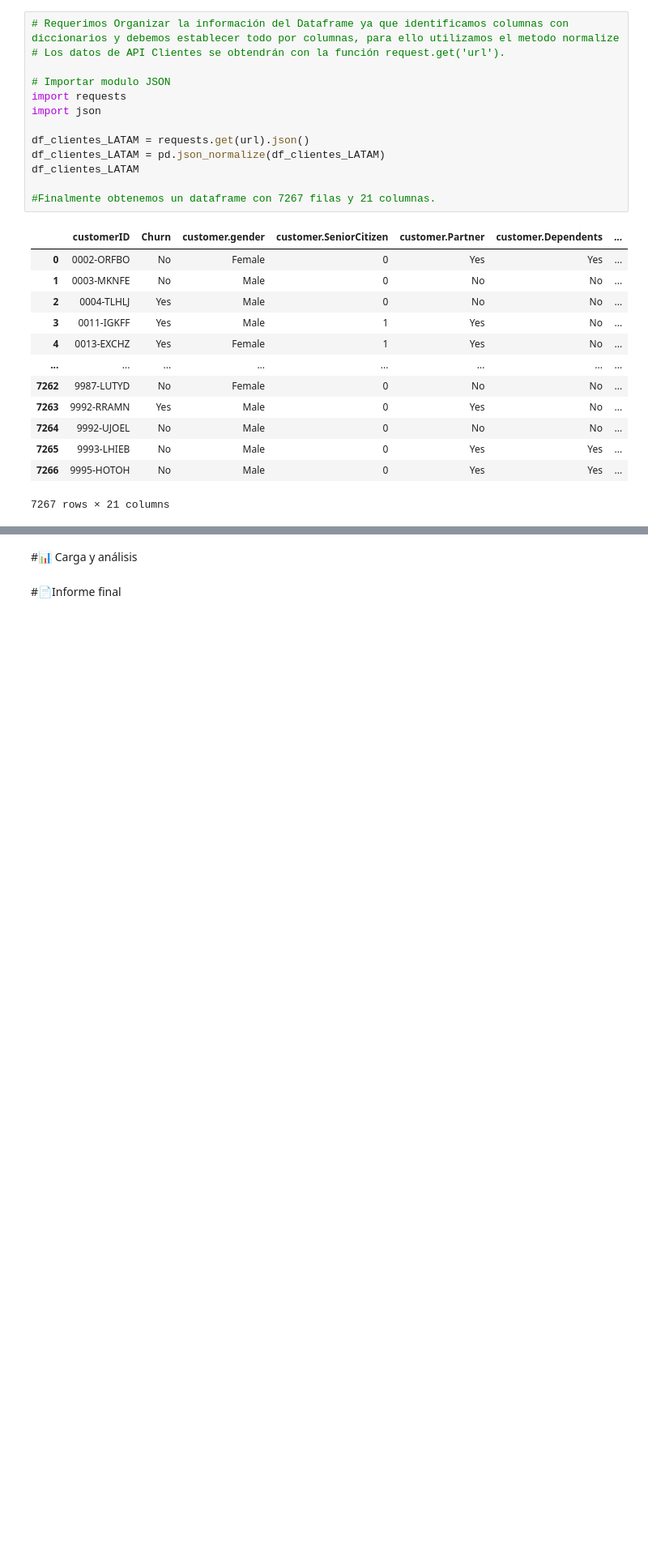
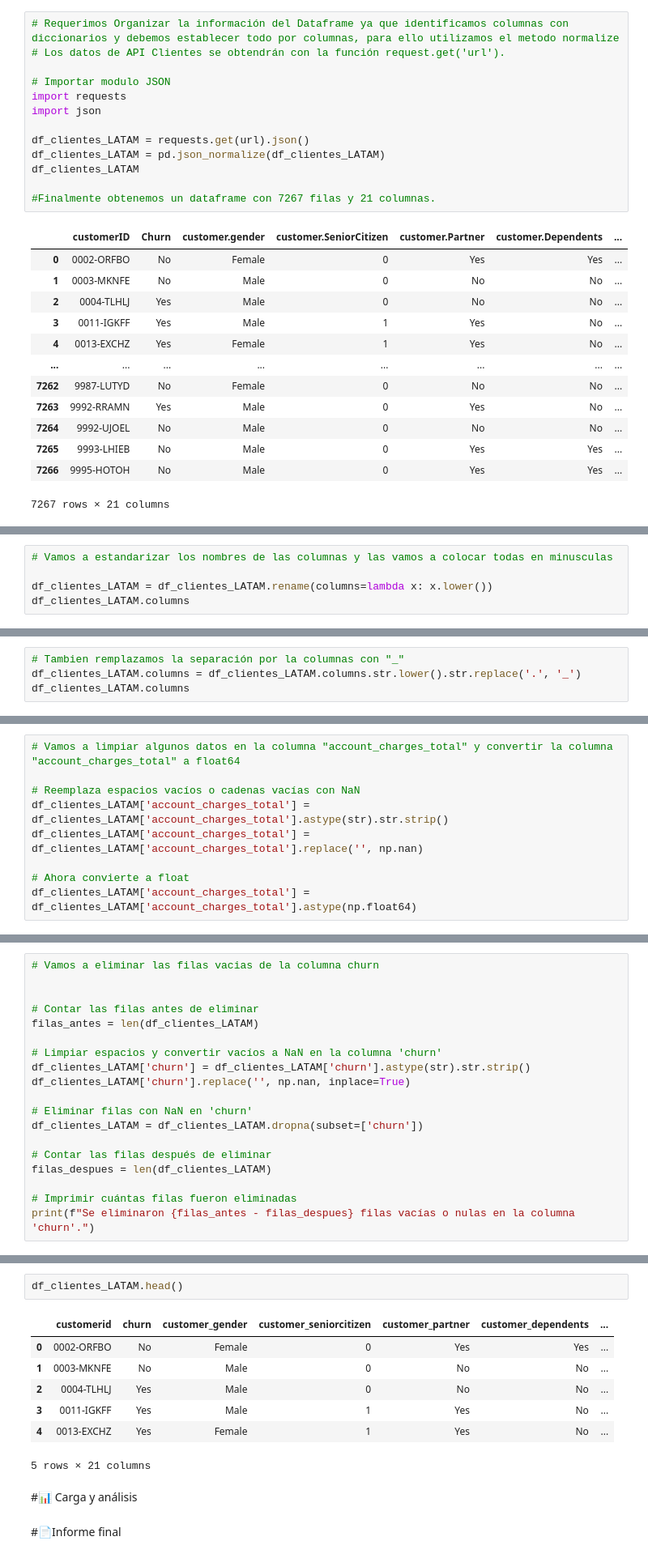
Before and after one commit to Starleen1996/Challenger_Telecom_Latam, a Jupyter notebook: TelecomX_LATAM.ipynb, the cells around one changed output, grey strips where cells are left out. Shown: that part at 81% size. Saved outputs shown, nothing was run; the diff lists cells and outputs as text; blank space fills up the shorter version.

```diff
--- a/TelecomX_LATAM.ipynb
+++ b/TelecomX_LATAM.ipynb
@@ -102,0 +211,5 @@ memory usage: 1.2+ MB
+# %%
+# Vamos a estandarizar los nombres de las columnas y las vamos a colocar todas en minusculas
+
+df_clientes_LATAM = df_clientes_LATAM.rename(columns=lambda x: x.lower())
+df_clientes_LATAM.columns
@@ -102,0 +226,4 @@ memory usage: 1.2+ MB
+# %%
+# Tambien remplazamos la separación por la columnas con "_"
+df_clientes_LATAM.columns = df_clientes_LATAM.columns.str.lower().str.replace('.', '_')
+df_clientes_LATAM.columns
@@ -102,0 +247,9 @@ memory usage: 1.2+ MB
+# %%
+# Vamos a limpiar algunos datos en la columna "account_charges_total" y convertir la columna "account_charges_total" a float64
+
+# Reemplaza espacios vacíos o cadenas vacías con NaN
+df_clientes_LATAM['account_charges_total'] = df_clientes_LATAM['account_charges_total'].astype(str).str.strip()
+df_clientes_LATAM['account_charges_total'] = df_clientes_LATAM['account_charges_total'].replace('', np.nan)
+
+# Ahora convierte a float
+df_clientes_LATAM['account_charges_total'] = df_clientes_LATAM['account_charges_total'].astype(np.float64)
@@ -102,0 +260,19 @@ memory usage: 1.2+ MB
+# %%
+# Vamos a eliminar las filas vacias de la columna churn
+
+
+# Contar las filas antes de eliminar
+filas_antes = len(df_clientes_LATAM)
+
+# Limpiar espacios y convertir vacíos a NaN en la columna 'churn'
+df_clientes_LATAM['churn'] = df_clientes_LATAM['churn'].astype(str).str.strip()
+df_clientes_LATAM['churn'].replace('', np.nan, inplace=True)
+
+# Eliminar filas con NaN en 'churn'
+df_clientes_LATAM = df_clientes_LATAM.dropna(subset=['churn'])
+
+# Contar las filas después de eliminar
+filas_despues = len(df_clientes_LATAM)
+
+# Imprimir cuántas filas fueron eliminadas
+print(f"Se eliminaron {filas_antes - filas_despues} filas vacías o nulas en la columna 'churn'.")
@@ -103,3 +323,13 @@ memory usage: 1.2+ MB
+# %%
+df_clientes_LATAM.head()
+# %% [output]
+|  | customerid | churn | customer_gender | customer_seniorcitizen | customer_partner | customer_dependents | ... |
+| 0 | 0002-ORFBO | No | Female | 0 | Yes | Yes | ... |
+| 1 | 0003-MKNFE | No | Male | 0 | No | No | ... |
+| 2 | 0004-TLHLJ | Yes | Male | 0 | No | No | ... |
+| 3 | 0011-IGKFF | Yes | Male | 1 | Yes | No | ... |
+| 4 | 0013-EXCHZ | Yes | Female | 1 | Yes | No | ... |
+5 rows × 21 columns
 # %% [markdown]
 #📊 Carga y análisis
 # %% [markdown]
```
Also changed, not shown: parts of 17 cells of this notebook.
